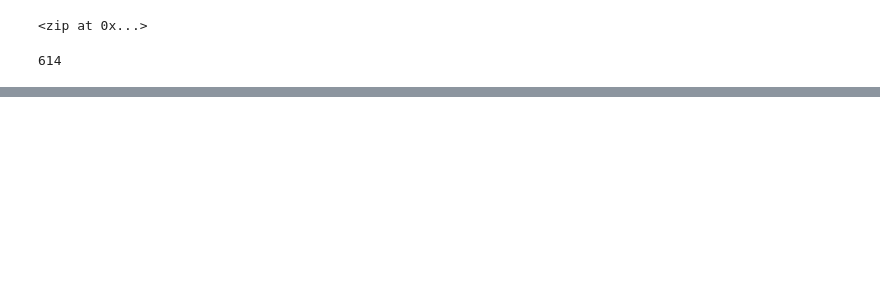
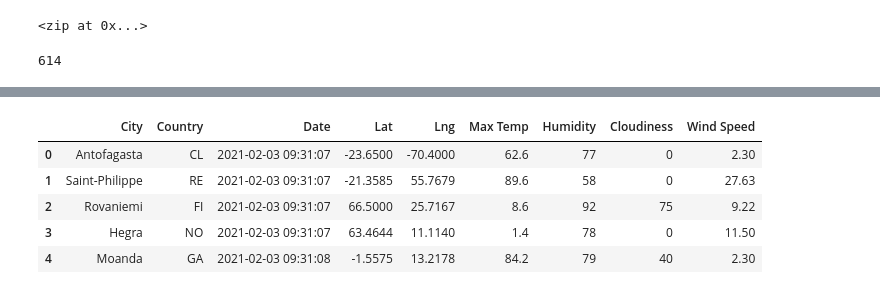
Before and after one commit to k-wrenn/World_Weather_Analysis, a Jupyter notebook: WeatherPy.ipynb, the cells around one changed output, grey strips where cells are left out. Drawn from its saved outputs; the diff is of its cells as text; code cells hidden in the pictures; blank space fills up the shorter version.

```diff
--- a/WeatherPy.ipynb
+++ b/WeatherPy.ipynb
@@ -33,0 +155,12 @@ len(cities)
+# %%
+# Reorder columns
+new_column_order= ["City", "Country", "Date", "Lat", "Lng", "Max Temp", "Humidity", "Cloudiness", "Wind Speed"]
+city_data_df= city_data_df[new_column_order]
+city_data_df.head()
+# %% [output]
+|  | City | Country | Date | Lat | Lng | Max Temp | Humidity | Cloudiness | Wind Speed |
+| 0 | Antofagasta | CL | 2021-02-03 09:31:07 | -23.6500 | -70.4000 | 62.6 | 77 | 0 | 2.30 |
+| 1 | Saint-Philippe | RE | 2021-02-03 09:31:07 | -21.3585 | 55.7679 | 89.6 | 58 | 0 | 27.63 |
+| 2 | Rovaniemi | FI | 2021-02-03 09:31:07 | 66.5000 | 25.7167 | 8.6 | 92 | 75 | 9.22 |
+| 3 | Hegra | NO | 2021-02-03 09:31:07 | 63.4644 | 11.1140 | 1.4 | 78 | 0 | 11.50 |
+| 4 | Moanda | GA | 2021-02-03 09:31:08 | -1.5575 | 13.2178 | 84.2 | 79 | 40 | 2.30 |
```
Also changed, not shown: parts of 6 cells of this notebook, 1 other file.
